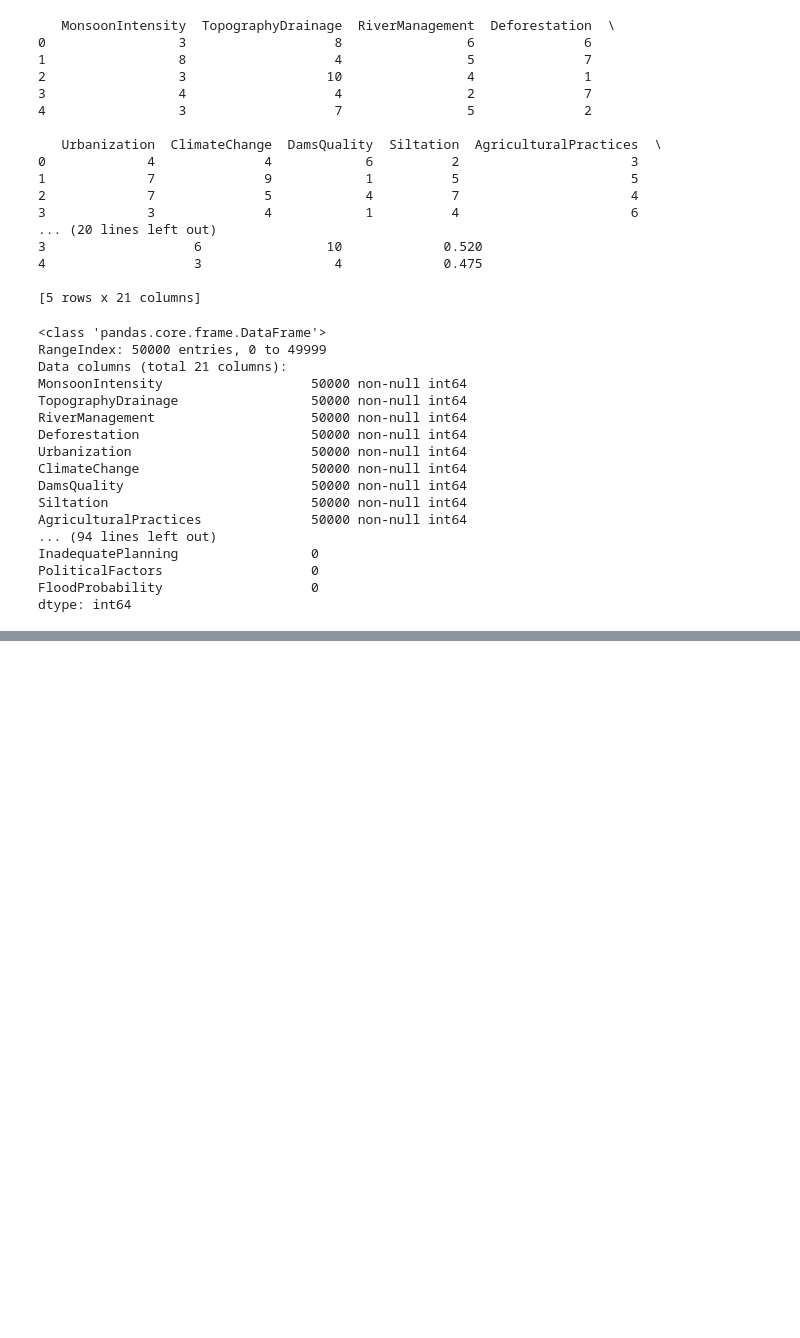
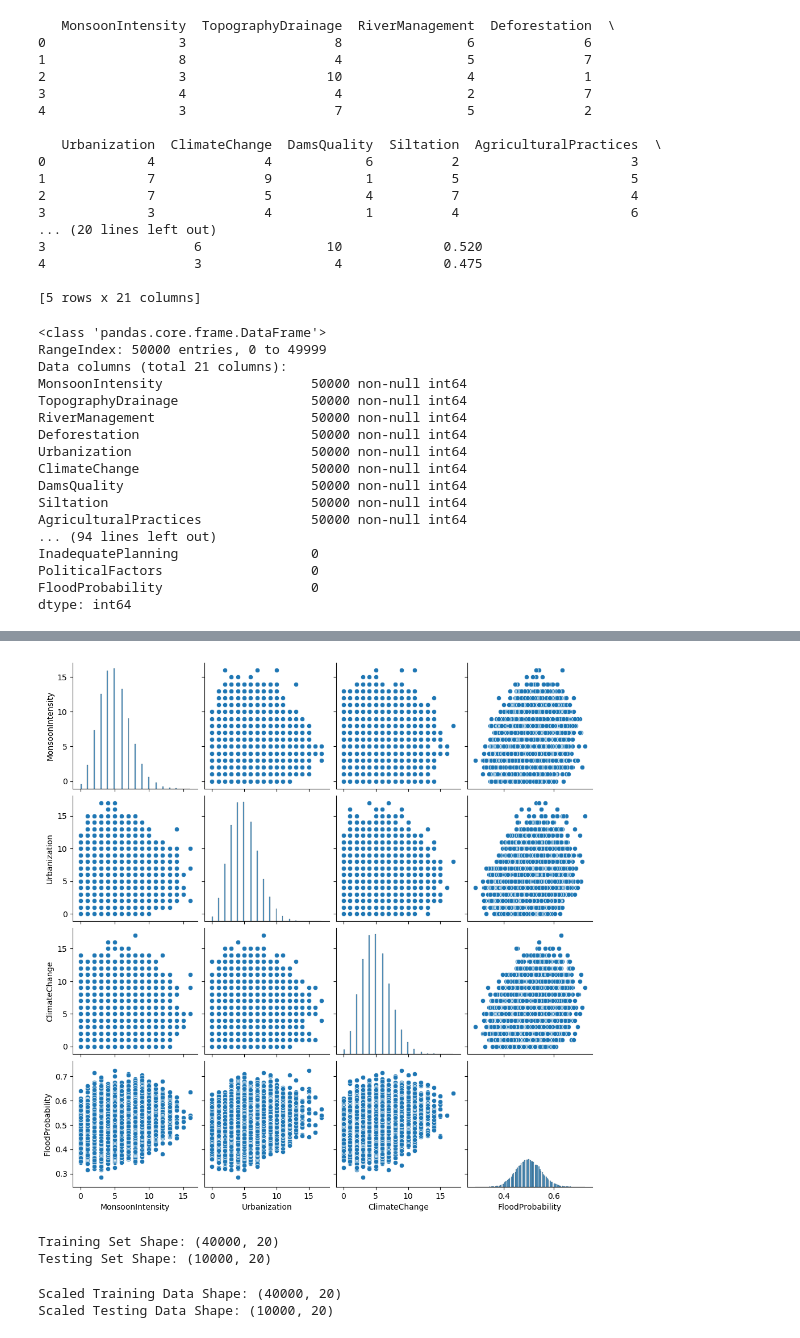
Before and after one commit to sowmyagoud911-cpu/Flood_Prediction_and_Climate_Risk_Analysis, a Jupyter notebook: Flood_Prediction_and_Climate_Risk_Analysis.ipynb, the cells around one changed output, grey strips where cells are left out. Saved outputs shown, nothing was run; the diff lists cells and outputs as text; code cells hidden in the pictures; blank space fills up the shorter version.

```diff
--- a/Flood_Prediction_and_Climate_Risk_Analysis.ipynb
+++ b/Flood_Prediction_and_Climate_Risk_Analysis.ipynb
@@ -74,0 +112,8 @@ dtype: int64
+# %%
+# Pairplot (relationships)
+
+sns.pairplot(df[['MonsoonIntensity','Urbanization',
+                 'ClimateChange','FloodProbability']])
+plt.show()
+# %% [output]
+[figure, added]
@@ -74,0 +129,24 @@ dtype: int64
+# %%
+#  Train-Test Split
+
+X_train, X_test, y_train, y_test = train_test_split(
+    X, y, test_size=0.2, random_state=42
+)
+
+print("Training Set Shape:", X_train.shape)
+print("Testing Set Shape:", X_test.shape)
+# %% [output]
+Training Set Shape: (40000, 20)
+Testing Set Shape: (10000, 20)
+# %%
+#  Feature Scaling (Normalization)
+
+scaler = StandardScaler()
+X_train_scaled = scaler.fit_transform(X_train)
+X_test_scaled = scaler.transform(X_test)
+
+print("Scaled Training Data Shape:", X_train_scaled.shape)
+print("Scaled Testing Data Shape:", X_test_scaled.shape)
+# %% [output]
+Scaled Training Data Shape: (40000, 20)
+Scaled Testing Data Shape: (10000, 20)
```
Also changed, not shown: parts of 4 cells of this notebook.
